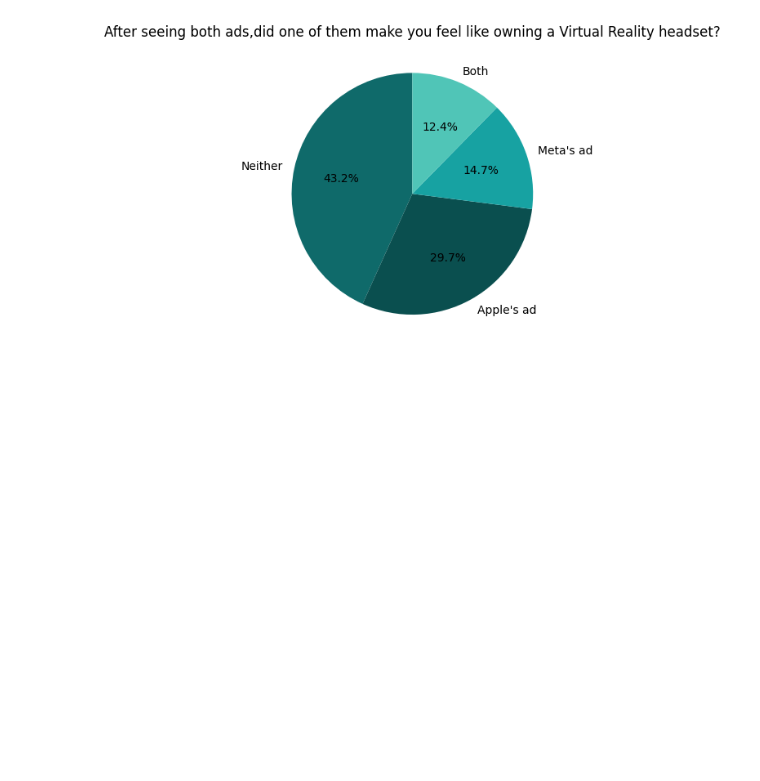
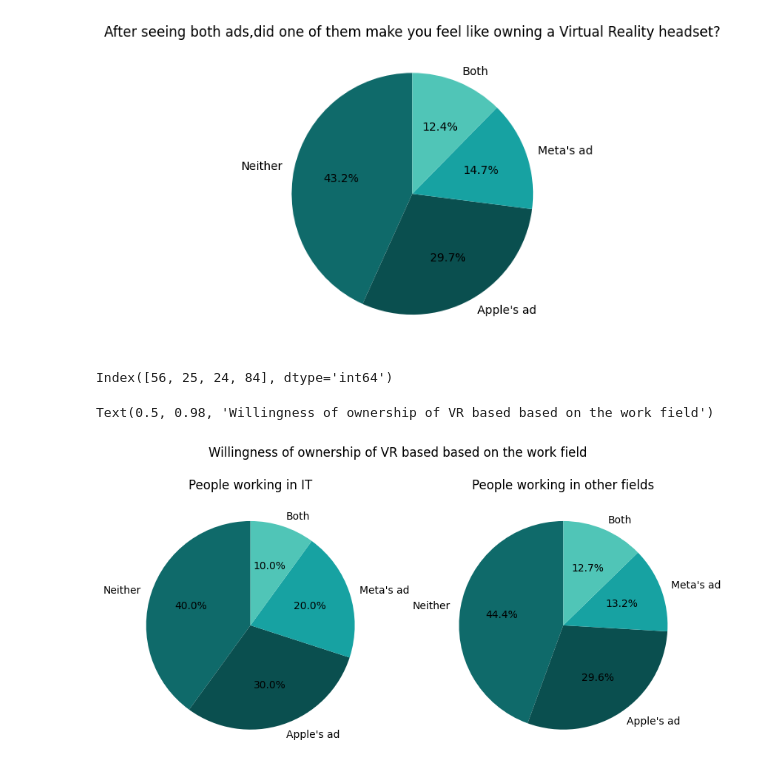
Before and after one commit to walex999/VR-thesis-analysis, a Jupyter notebook: analysis.ipynb, the cells around one changed output. Drawn from its saved outputs; the diff is of its cells as text; code cells hidden in the pictures; blank space fills up the shorter version.

```diff
--- a/analysis.ipynb
+++ b/analysis.ipynb
@@ -872,3 +873,31 @@ plt.title(df.iloc[:, var1].value_counts().index.name);
 plt.show();
 # %% [output]
 [figure]
+# %%
+df[df.iloc[:,2]=="No Tech"].groupby(by=df.iloc[:,42]).size().value_counts().index
+# %% [output]
+Index([56, 25, 24, 84], dtype='int64')
+# %%
+fig, axs = plt.subplots(1, 2, figsize=(10, 5))
+
+tech = df[df.iloc[:,2]=="Tech"].iloc[:,42].value_counts()
+tech.head(5)
+axs[0].pie(tech,labels=tech.index,
+        autopct='%1.1f%%',
+        colors=coolors2,
+        startangle=90)
+tech = df[df.iloc[:,2]=="No Tech"].iloc[:,42].value_counts()
+tech.head(5)
+axs[1].pie(tech,labels=df.iloc[:, 42].value_counts().index,
+        autopct='%1.1f%%',
+        colors=coolors2,
+        startangle=90)
+
+axs[0].set_title("People working in IT");
+axs[1].set_title("People working in other fields");
+
+
+fig.suptitle("Willingness of ownership of VR based based on the work field")
+# %% [output]
+Text(0.5, 0.98, 'Willingness of ownership of VR based based on the work field')
+[figure, added]
```
Also changed, not shown: parts of 2 cells of this notebook.
